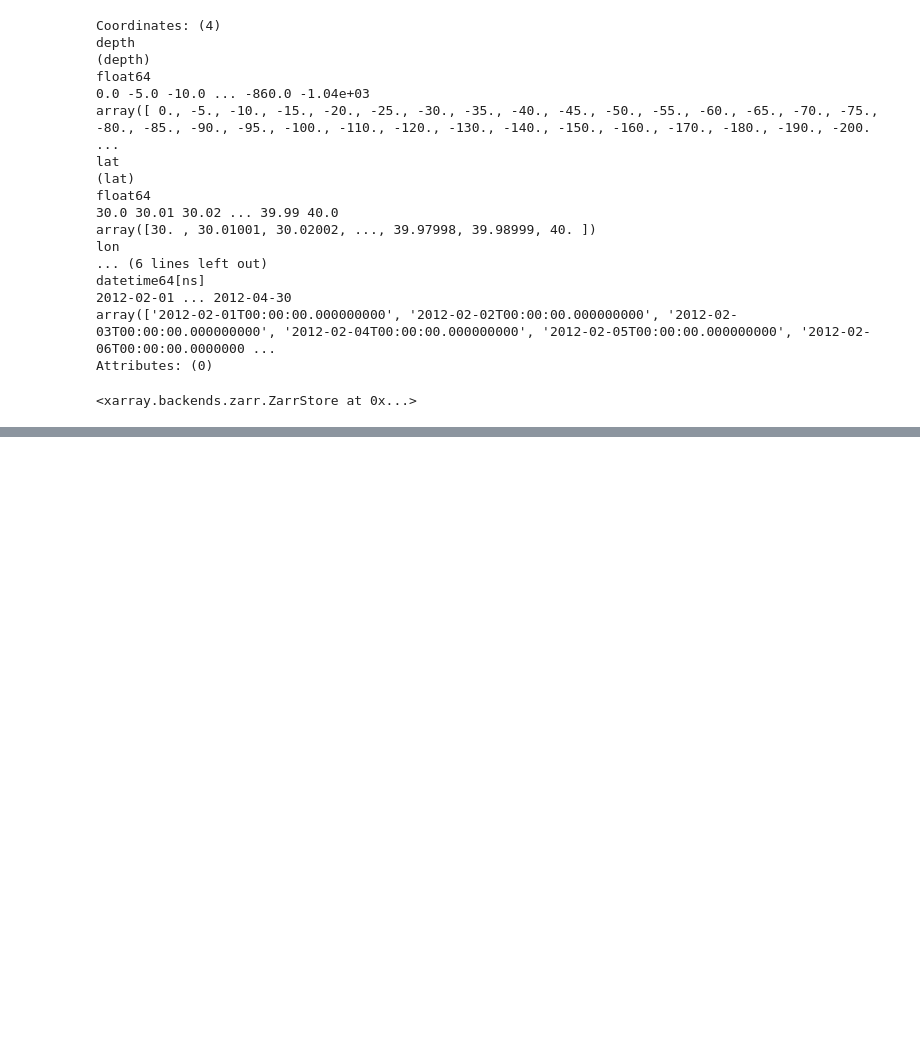
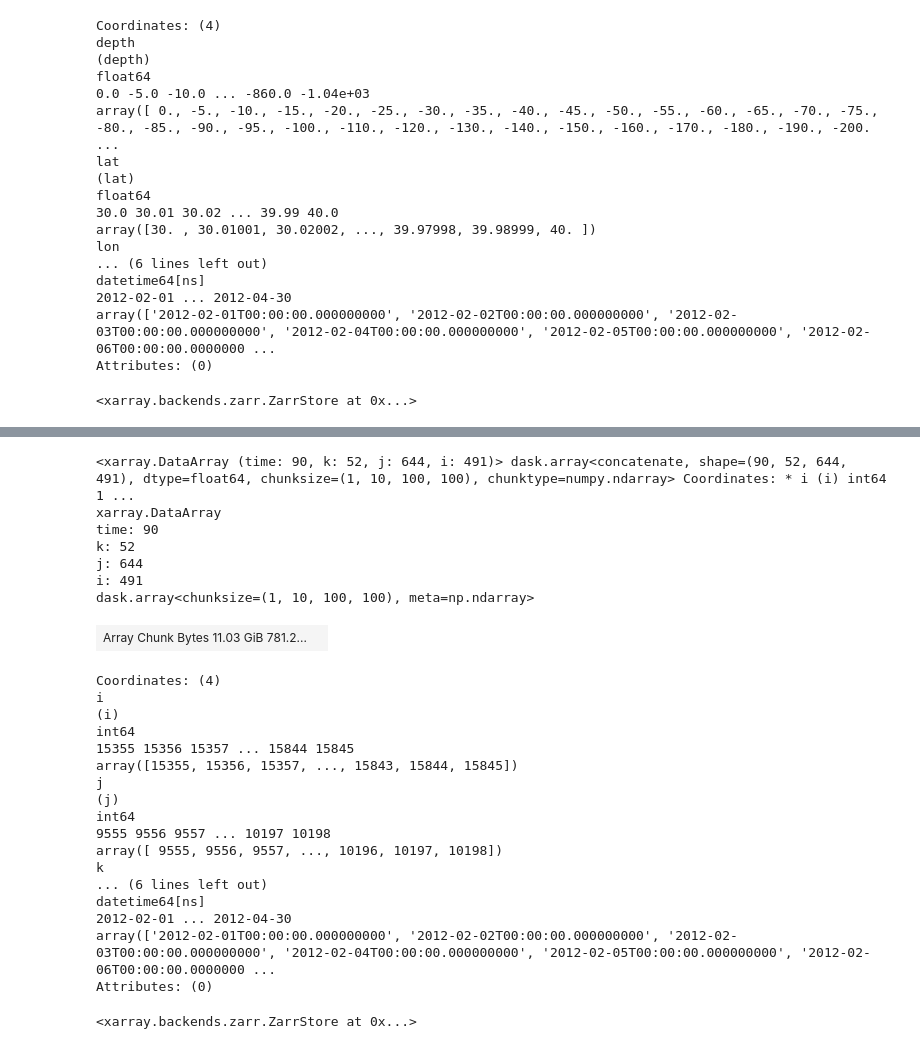
Before and after one commit to pangeo-data/swot_adac_ogcms, a Jupyter notebook: Potential-density.ipynb, the cells around one changed output, grey strips where cells are left out. Drawn from its saved outputs; the diff is of its cells as text; code cells hidden in the pictures; blank space fills up the shorter version.

```diff
--- a/Potential-density.ipynb
+++ b/Potential-density.ipynb
@@ -890,0 +1008,7 @@ sig0w.to_dataset(name='sig0').to_zarr(store_tmp, mode='w')
+# %%
+months = {'aug':['2011-08-01','2011-08-31'],
+          'sep':['2011-09-01','2011-09-30'],
+          'oct':['2011-10-01','2011-10-31'],
+          'feb':['2012-02-01','2012-02-29'],
+          'mar':['2012-03-01','2012-03-31'],
+          'apr':['2012-04-01','2012-04-30']}
@@ -890,0 +1051,58 @@ sig0w.to_dataset(name='sig0').to_zarr(store_tmp, mode='w')
+# %%
+gcs = gcsfs.GCSFileSystem(requester_pays=True)
+
+mstart = 3
+for month in list(months.keys())[mstart:]:
+
+    dates = pd.date_range(months[month][0],months[month][1],freq='D')
+
+    for dd in range(len(dates)):
+        tmp_path = f'{SCRATCH}/region01/LLC4320/'+str(month)+f'/TS_'+("%02d" % dates[dd].day)+f'.zarr'
+        ds = xr.open_zarr(gcs.get_mapper(tmp_path))
+
+        if month == 'feb' and dd == 0:
+            sig0w = xr.apply_ufunc(rho, ds.Salt, ds.Theta, 0.,
+                                   dask='parallelized', output_dtypes=[float,]
+                                  ) - 1e3
+            sig0w.isel(k=0).plot(vmax=28)
+            plt.show()
+        else:
+            sig0w = xr.concat([sig0w, xr.apply_ufunc(rho, ds.Salt, ds.Theta, 0.,
+                                                     dask='parallelized', output_dtypes=[float,]
+                                                    ) - 1e3
+                              ], 'time')
+# %%
+sig0w.coords['time'] = ('time',pd.date_range(months['feb'][0],months['apr'][1],freq='D'))
+sig0w
+# %% [output]
+<xarray.DataArray (time: 90, k: 52, j: 644, i: 491)> dask.array<concatenate, shape=(90, 52, 644, 491), dtype=float64, chunksize=(1, 10, 100, 100), chunktype=numpy.ndarray> Coordinates: * i (i) int64 1 ...
+xarray.DataArray
+time: 90
+k: 52
+j: 644
+i: 491
+dask.array<chunksize=(1, 10, 100, 100), meta=np.ndarray>
+| Array Chunk Bytes 11.03 GiB 781.2... |  |
+Coordinates: (4)
+i
+(i)
+int64
+15355 15356 15357 ... 15844 15845
+array([15355, 15356, 15357, ..., 15843, 15844, 15845])
+j
+(j)
+int64
+9555 9556 9557 ... 10197 10198
+array([ 9555, 9556, 9557, ..., 10196, 10197, 10198])
+k
+... (6 lines left out)
+datetime64[ns]
+2012-02-01 ... 2012-04-30
+array(['2012-02-01T00:00:00.000000000', '2012-02-02T00:00:00.000000000', '2012-02-03T00:00:00.000000000', '2012-02-04T00:00:00.000000000', '2012-02-05T00:00:00.000000000', '2012-02-06T00:00:00.0000000 ...
+Attributes: (0)
+# %%
+tmp_path = f'{SCRATCH}/region01/LLC4320/'+f'sigma0_fma.zarr'
+store_tmp = gcs.get_mapper(tmp_path)
+sig0w.to_dataset(name='sig0').to_zarr(store_tmp, mode='w')
+# %% [output]
+<xarray.backends.zarr.ZarrStore at 0x...>
```
Also changed, not shown: parts of 14 cells of this notebook, 4 other files.
